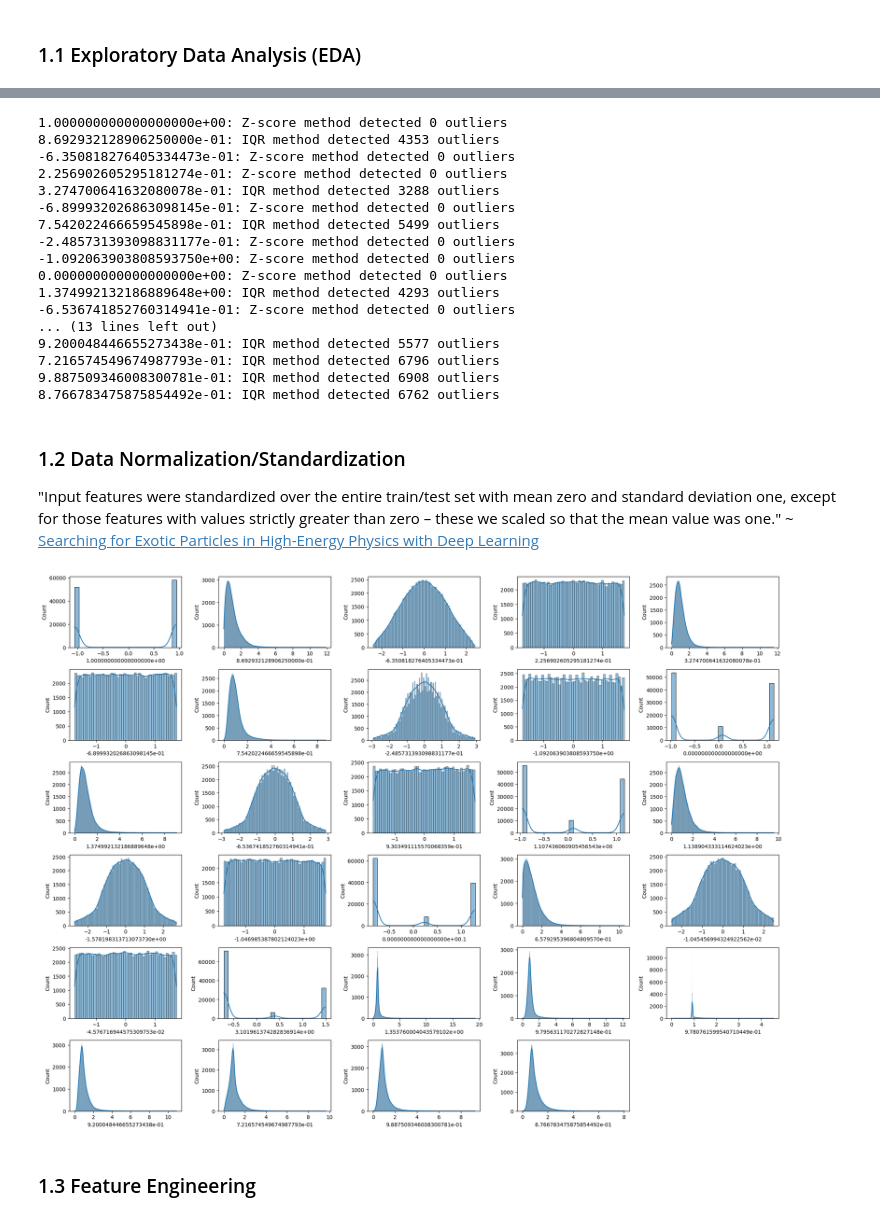
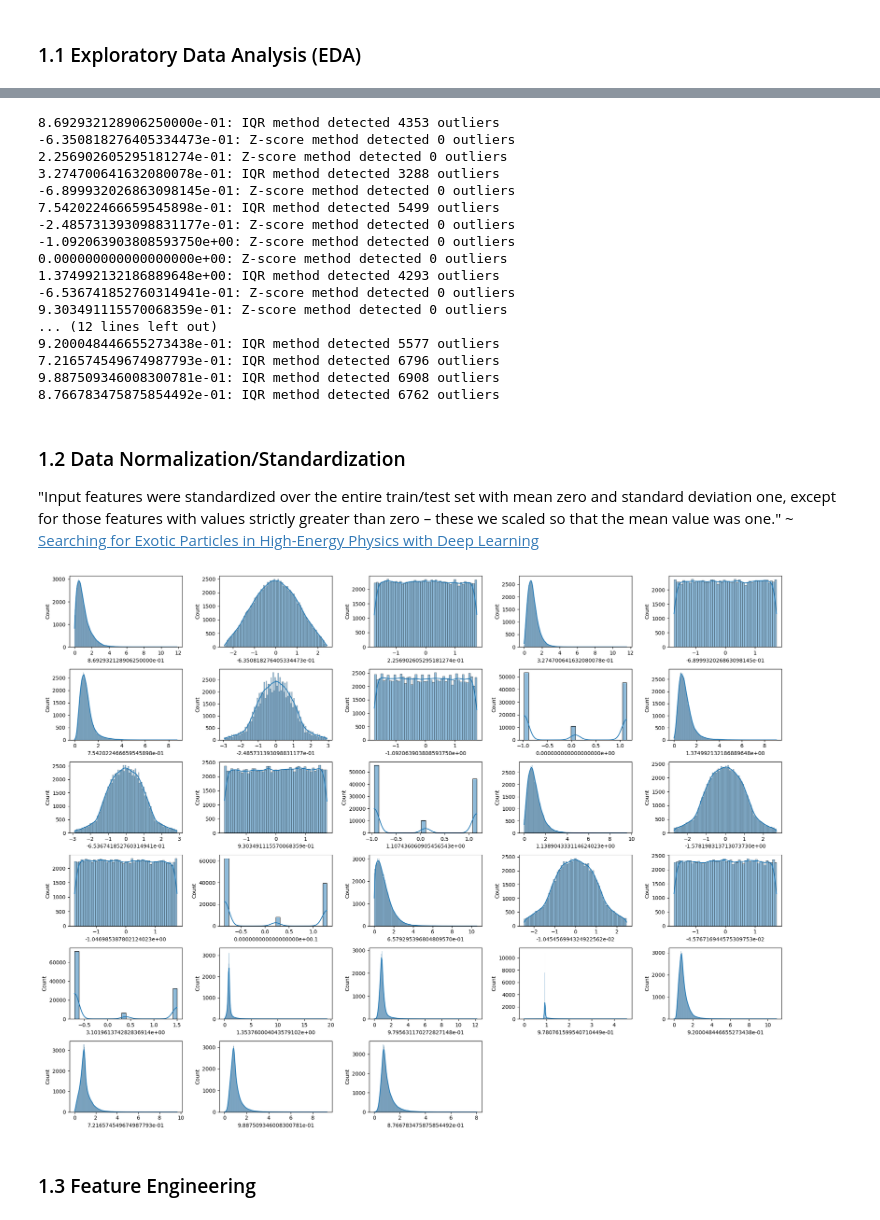
Before and after one commit to harshit-jain52/CS60050, a Jupyter notebook: assgn03/A3_Part1.ipynb, the cells around one changed output, grey strips where cells are left out. Cells and saved outputs as stored; diff of their text form; code cells hidden in the pictures.

```diff
--- a/assgn03/A3_Part1.ipynb
+++ b/assgn03/A3_Part1.ipynb
@@ -13,7 +19,9 @@ from sklearn.preprocessing import StandardScaler, MinMaxScaler
 # Load HIGGS_sample
 
 filepath = "./HIGGS_sample.csv"
-data = pd.read_csv(filepath)
+read_data = pd.read_csv(filepath)
+data = read_data.drop(columns=['1.000000000000000000e+00'])
+target = read_data['1.000000000000000000e+00']
 # %% [markdown]
 ### 1.1 Exploratory Data Analysis (EDA)
 # %%
@@ -90,13 +98,17 @@ data.isnull().sum() # number of missing values in each column
 8.766783475875854492e-01      0
 dtype: int64
 # %%
-plt.figure(figsize=(20, 15))
-rows, cols = 6, 5
+def beautiful_plot(df):
+    plt.figure(figsize=(20, 15))
+    rows, cols = (df.shape[1] + 4) // 5, 5
 
-for idx, column in enumerate(data.columns):
-    plt.subplot(rows, cols, idx + 1)
-    sns.histplot(data[column], kde=True)
+    for idx, column in enumerate(df.columns):
+        plt.subplot(rows, cols, idx + 1)
+        sns.histplot(df[column], kde=True)
 
-plt.tight_layout()
-plt.show()
+    plt.tight_layout()
+    plt.show()
+
+
+beautiful_plot(data)
 # %% [output]
@@ -119,22 +131,20 @@ outliers = {}
 for column in data.columns:
     skewness = data[column].skew()
 
-    if abs(skewness) < 0.5:  # Approximately normal
-        # Use Z-score for normally distributed columns
+    if abs(skewness) < 0.5:  # Approximately normal - Use Z-score
         threshold = 3
         z_scores = zscore(data[column].dropna())
         outliers[column] = data[column][np.abs(z_scores) > threshold]
         print(f"{column}: Z-score method detected {len(outliers[column])} outliers")
-
-    elif abs(skewness) >= 0.5:  # Skewed or non-normal
-        # Use IQR for skewed distributions
+    else:  # Skewed or non-normal - Use IQR
         Q1 = data[column].quantile(0.25)
         Q3 = data[column].quantile(0.75)
         IQR = Q3 - Q1
-        outliers[column] = data[column][(data[column] < Q1 - 2 * IQR) | (data[column] > Q3 + 1.5 * IQR)]
+        outliers[column] = data[column][
+            (data[column] < Q1 - 2 * IQR) | (data[column] > Q3 + 1.5 * IQR)
+        ]
         print(f"{column}: IQR method detected {len(outliers[column])} outliers")
 # %% [output]
-1.000000000000000000e+00: Z-score method detected 0 outliers
 8.692932128906250000e-01: IQR method detected 4353 outliers
 -6.350818276405334473e-01: Z-score method detected 0 outliers
 2.256902605295181274e-01: Z-score method detected 0 outliers
@@ -146,7 +156,8 @@ for column in data.columns:
 0.000000000000000000e+00: Z-score method detected 0 outliers
 1.374992132186889648e+00: IQR method detected 4293 outliers
 -6.536741852760314941e-01: Z-score method detected 0 outliers
-... (13 lines left out)
+9.303491115570068359e-01: Z-score method detected 0 outliers
+... (12 lines left out)
 9.200048446655273438e-01: IQR method detected 5577 outliers
 7.216574549674987793e-01: IQR method detected 6796 outliers
 9.887509346008300781e-01: IQR method detected 6908 outliers
@@ -159,37 +170,33 @@ for column in data.columns:
 # %%
 # Identify columns with strictly positive values
 positive_only_columns = [col for col in data.columns if (data[col] > 0).all()]
 
 # Separate data into positive-only and other columns
 data_positive_only = data[positive_only_columns]
 data_other = data.drop(columns=positive_only_columns)
 
 # Standardize columns with both positive and negative values
 scaler = StandardScaler()
 data_other_scaled = scaler.fit_transform(data_other)
 data_other_scaled = pd.DataFrame(data_other_scaled, columns=data_other.columns)
 
 # Scale positive-only columns so the mean is 1
 scaler_positive = MinMaxScaler()
 data_positive_only_scaled = scaler_positive.fit_transform(data_positive_only)
-data_positive_only_scaled = pd.DataFrame(data_positive_only_scaled, columns=data_positive_only.columns)
-data_positive_only_scaled = data_positive_only_scaled * (1 / data_positive_only_scaled.mean())
+data_positive_only_scaled = pd.DataFrame(
+    data_positive_only_scaled, columns=data_positive_only.columns
+)
+data_positive_only_scaled = data_positive_only_scaled * (
+    1 / data_positive_only_scaled.mean()
+)
 
 # Combine both scaled parts back into a single DataFrame
 data_scaled = pd.concat([data_other_scaled, data_positive_only_scaled], axis=1)
 data_scaled = data_scaled[data.columns]  # Reorder columns to match original data order
 
 # Plot the histograms of each feature
-plt.figure(figsize=(20, 15))
-rows, cols = 6, 5
-
-for idx, column in enumerate(data_scaled.columns):
-    plt.subplot(rows, cols, idx + 1)
-    sns.histplot(data_scaled[column], kde=True)
-
-plt.tight_layout()
-plt.show()
+beautiful_plot(data_scaled)
 # %% [output]
-[figure, old version]
+[figure, new version]
 # %% [markdown]
 ### 1.3 Feature Engineering
```
Also changed, not shown: parts of 25 cells of this notebook.
